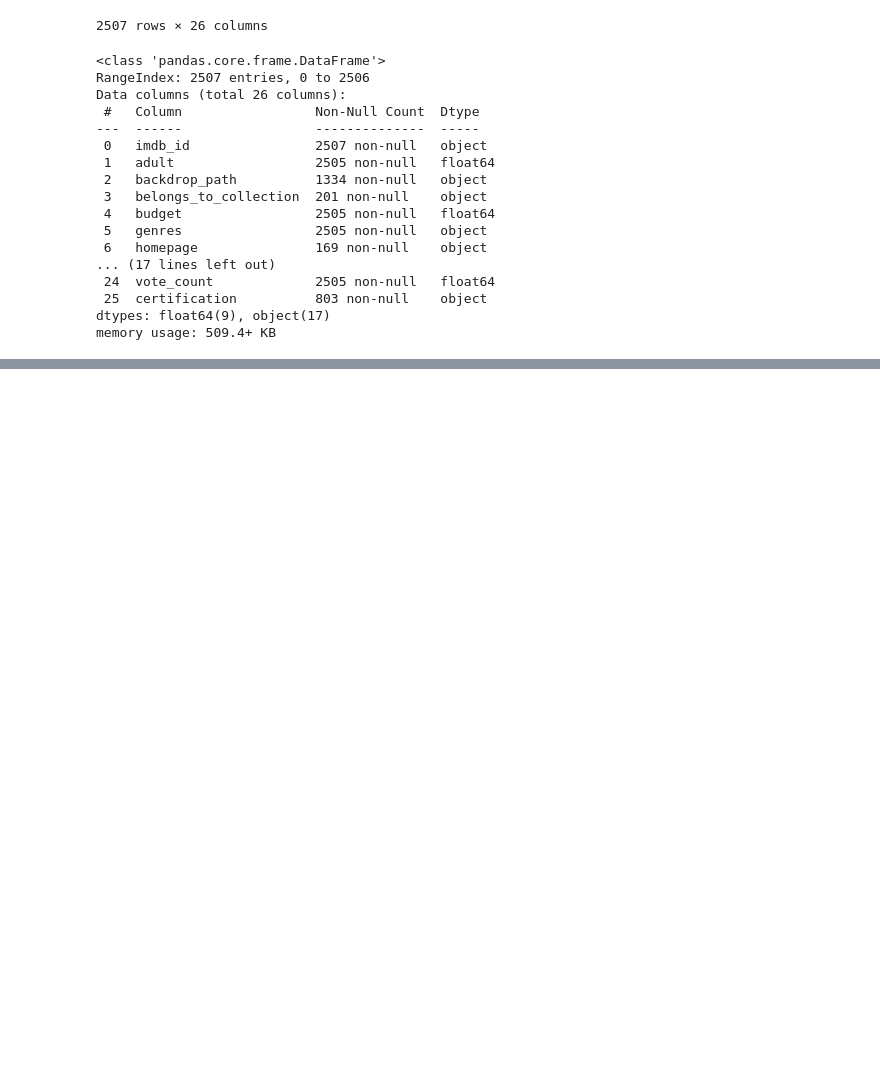
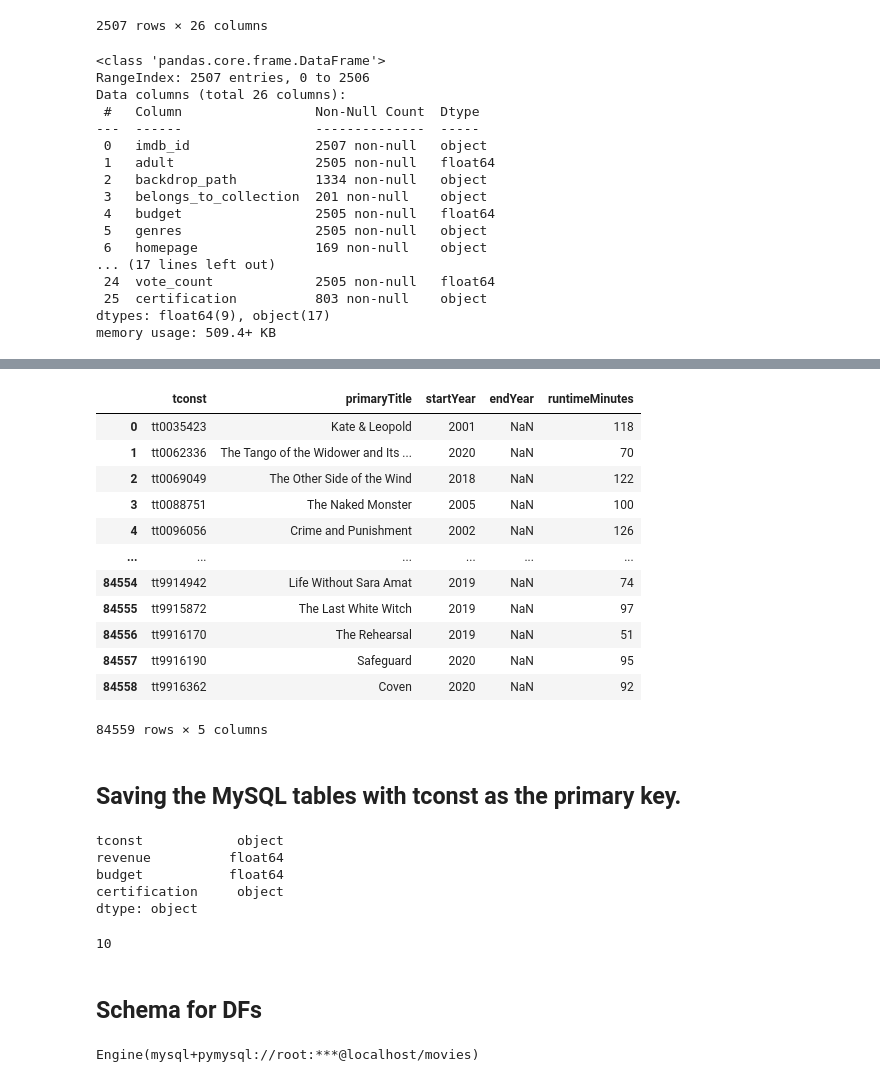
Before and after one commit to JTAytch/IMDB-EDA-and-SQL-Database.ipynb, a Jupyter notebook: Project 3 - Part 3 (Core).ipynb, the cells around one changed output, grey strips where cells are left out. Saved outputs shown, nothing was run; the diff lists cells and outputs as text; code cells hidden in the pictures; blank space fills up the shorter version.

```diff
--- a/Project 3 - Part 3 (Core).ipynb
+++ b/Project 3 - Part 3 (Core).ipynb
@@ -305,0 +432,3 @@ memory usage: 509.4+ KB
+# %%
+basics = pd.read_csv('Data/final_basics.csv.gz')
+basics
@@ -305,0 +449,54 @@ memory usage: 509.4+ KB
+# %%
+basics = basics.drop(['originalTitle','isAdult','titleType','genres'], axis=1)
+basics
+# %% [output]
+|  | tconst | primaryTitle | startYear | endYear | runtimeMinutes |
+| 0 | tt0035423 | Kate & Leopold | 2001 | NaN | 118 |
+| 1 | tt0062336 | The Tango of the Widower and Its ... | 2020 | NaN | 70 |
+| 2 | tt0069049 | The Other Side of the Wind | 2018 | NaN | 122 |
+| 3 | tt0088751 | The Naked Monster | 2005 | NaN | 100 |
+| 4 | tt0096056 | Crime and Punishment | 2002 | NaN | 126 |
+| ... | ... | ... | ... | ... | ... |
+| 84554 | tt9914942 | Life Without Sara Amat | 2019 | NaN | 74 |
+| 84555 | tt9915872 | The Last White Witch | 2019 | NaN | 97 |
+| 84556 | tt9916170 | The Rehearsal | 2019 | NaN | 51 |
+| 84557 | tt9916190 | Safeguard | 2020 | NaN | 95 |
+| 84558 | tt9916362 | Coven | 2020 | NaN | 92 |
+84559 rows × 5 columns
+# %% [markdown]
+## Saving the MySQL tables with tconst as the primary key.
+# %%
+results.dtypes
+# %% [output]
+tconst            object
+revenue          float64
+budget           float64
+certification     object
+dtype: object
+# %%
+## get max string length
+max_str_len = results['tconst'].fillna('').map(len).max()
+max_str_len
+# %% [output]
+10
+# %% [markdown]
+## Schema for DFs
+# %%
+import pymysql
+pymysql.install_as_MySQLdb()
+
+from sqlalchemy import create_engine
+import pandas as pd
+
+# Create connection string using credentials following this format
+# connection = "dialect+driver://username:password@host:port/database"
+username = "root"
+password = "root" # (or whatever password you chose during mysql installation)
+db_name = "movies"
+connection = f"mysql+pymysql://{username}:{password}@localhost/{db_name}"
+
+engine = create_engine(connection)
+
+engine
+# %% [output]
+Engine(mysql+pymysql://root:***@localhost/movies)
```
Also changed, not shown: parts of 40 cells of this notebook, 1 other file.
